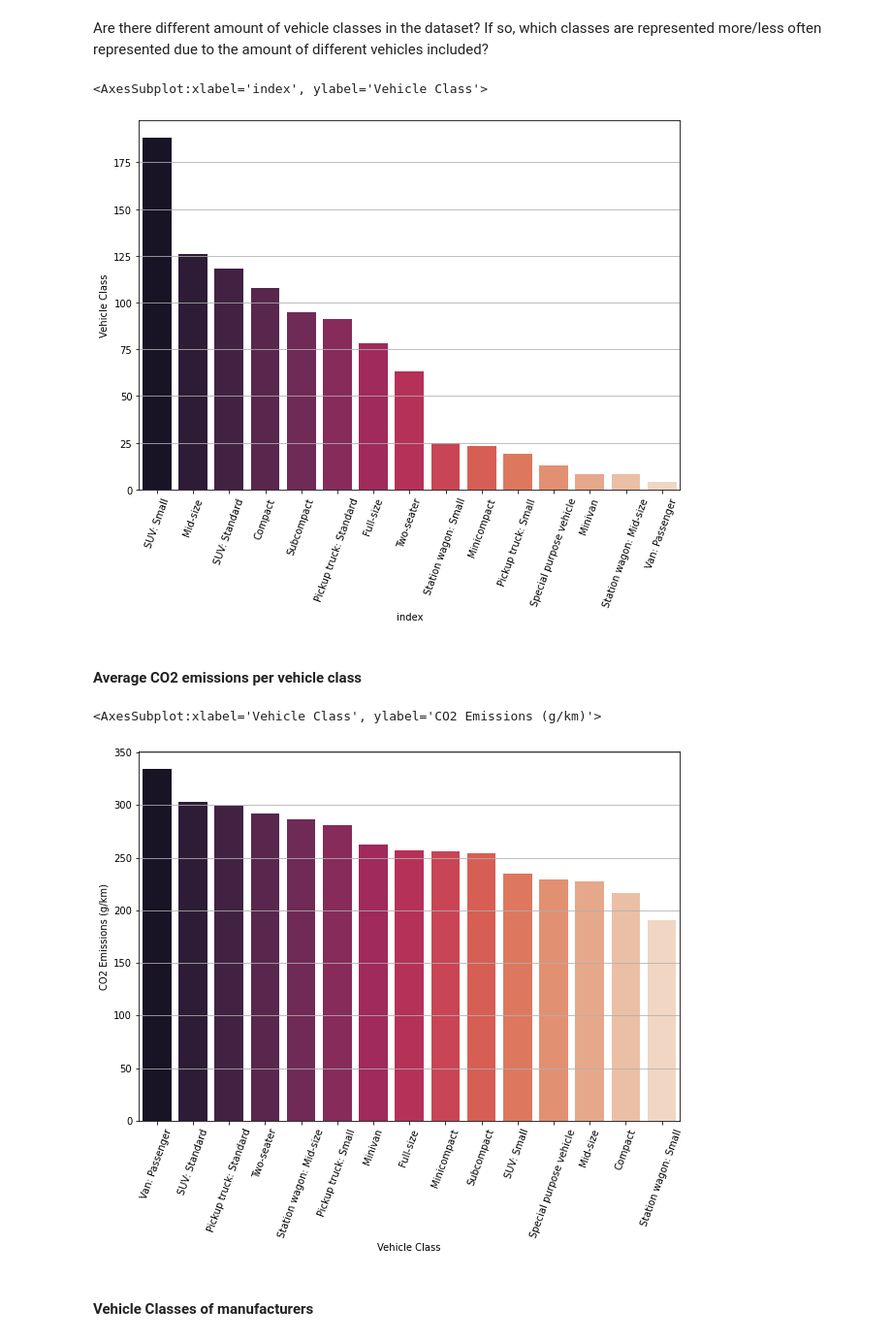
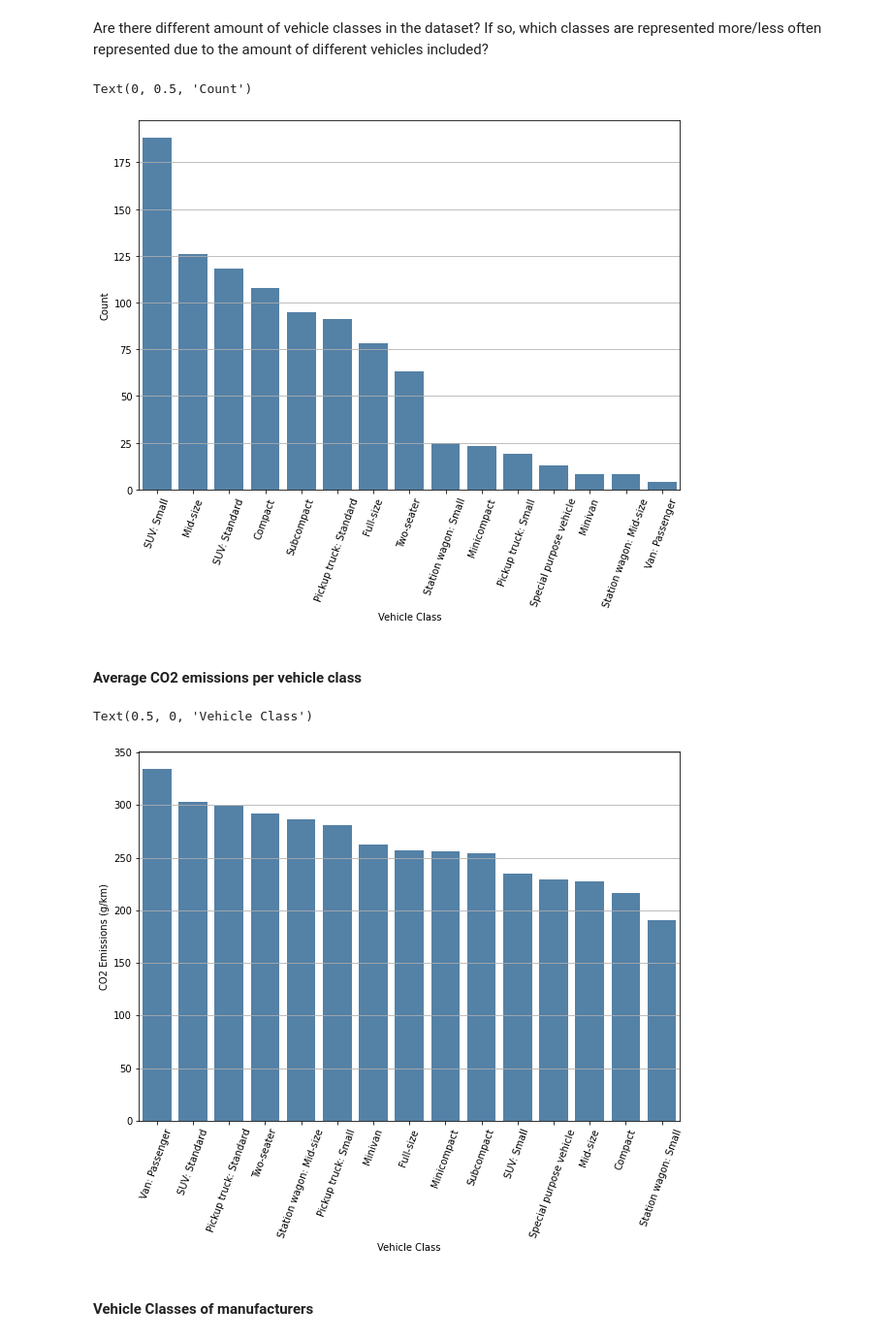
Before and after one commit to JohannesBeneke/EDA-Vehicle-Emissions, a Jupyter notebook: eda_emissions.ipynb, the cells around one changed output. Shown: that part at 97% size. Saved outputs shown, nothing was run; the diff lists cells and outputs as text; code cells hidden in the pictures.

```diff
--- a/eda_emissions.ipynb
+++ b/eda_emissions.ipynb
@@ -233,21 +237,24 @@ vehicleclass_counts = df['Vehicle Class'].value_counts().reset_index(drop=False)
 plt.figure(figsize=(10,7))
 plt.xticks(rotation=70)
 plt.grid()
-sns.barplot(data=vehicleclass_counts, x=vehicleclass_counts['index'], y=vehicleclass_counts[vehicleclass_counts.columns[1]], palette="rocket")
+sns.barplot(data=vehicleclass_counts, x=vehicleclass_counts['index'], y=vehicleclass_counts[vehicleclass_counts.columns[1]], color='steelblue')
+plt.xlabel('Vehicle Class')
+plt.ylabel('Count')
 # %% [output]
-<AxesSubplot:xlabel='index', ylabel='Vehicle Class'>
+Text(0, 0.5, 'Count')
-[figure, old version]
+[figure, new version]
 # %% [markdown]
 #### Average CO2 emissions per vehicle class
 # %%
 vehicleclass_CO2 = df.groupby('Vehicle Class').mean()['CO2 Emissions (g/km)'].reset_index(drop=False).sort_values(by='CO2 Emissions (g/km)', ascending=False)
 plt.figure(figsize=(10,7))
 plt.xticks(rotation=70)
 plt.grid()
-sns.barplot(data=vehicleclass_CO2, x=vehicleclass_CO2['Vehicle Class'], y=vehicleclass_CO2['CO2 Emissions (g/km)'], palette="rocket")
+sns.barplot(data=vehicleclass_CO2, x=vehicleclass_CO2['Vehicle Class'], y=vehicleclass_CO2['CO2 Emissions (g/km)'], color='steelblue')
+plt.xlabel('Vehicle Class')
 # %% [output]
-<AxesSubplot:xlabel='Vehicle Class', ylabel='CO2 Emissions (g/km)'>
+Text(0.5, 0, 'Vehicle Class')
-[figure, old version]
+[figure, new version]
 # %% [markdown]
 #### Vehicle Classes of manufacturers
 # %%
```
Also changed, not shown: parts of 10 cells of this notebook, 1 other file.
